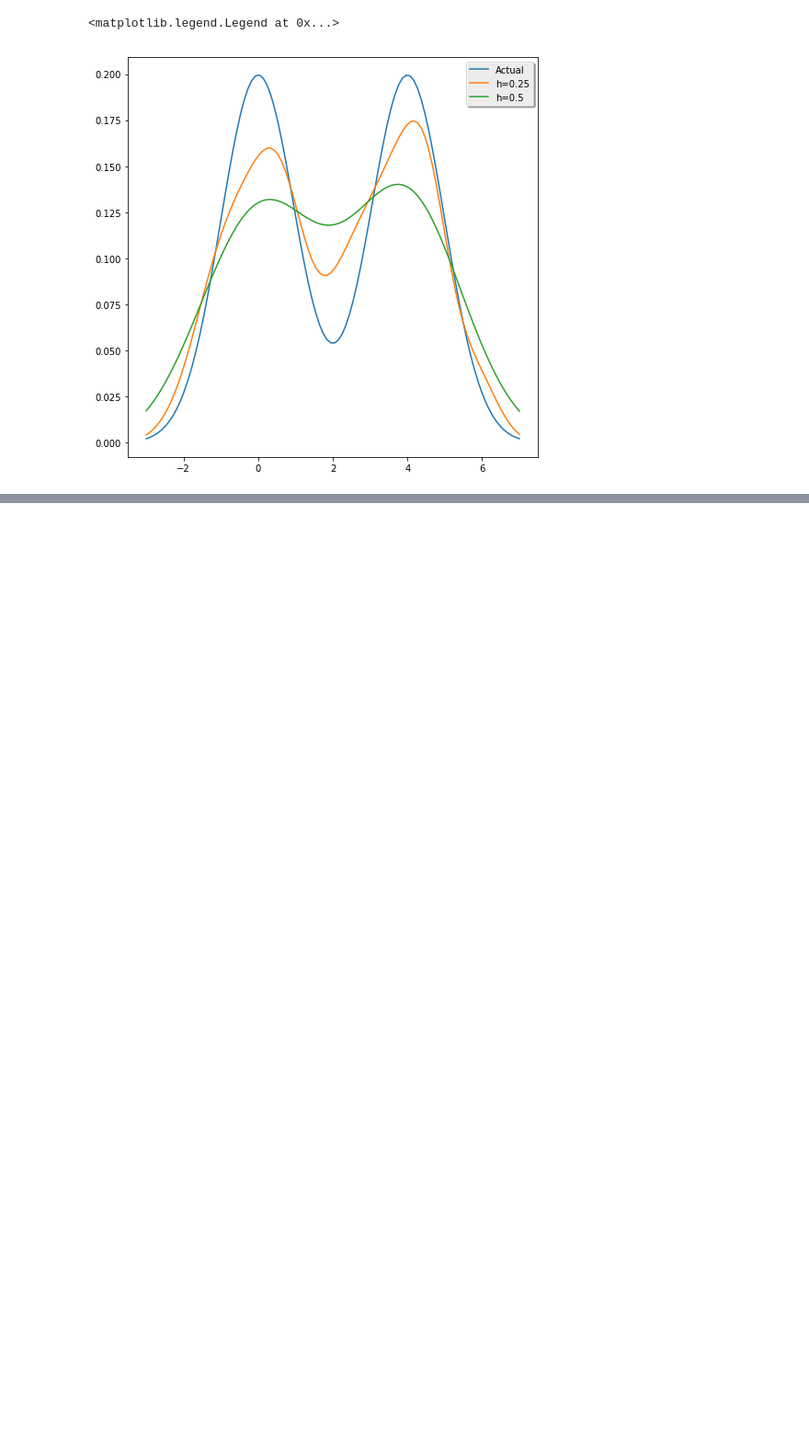
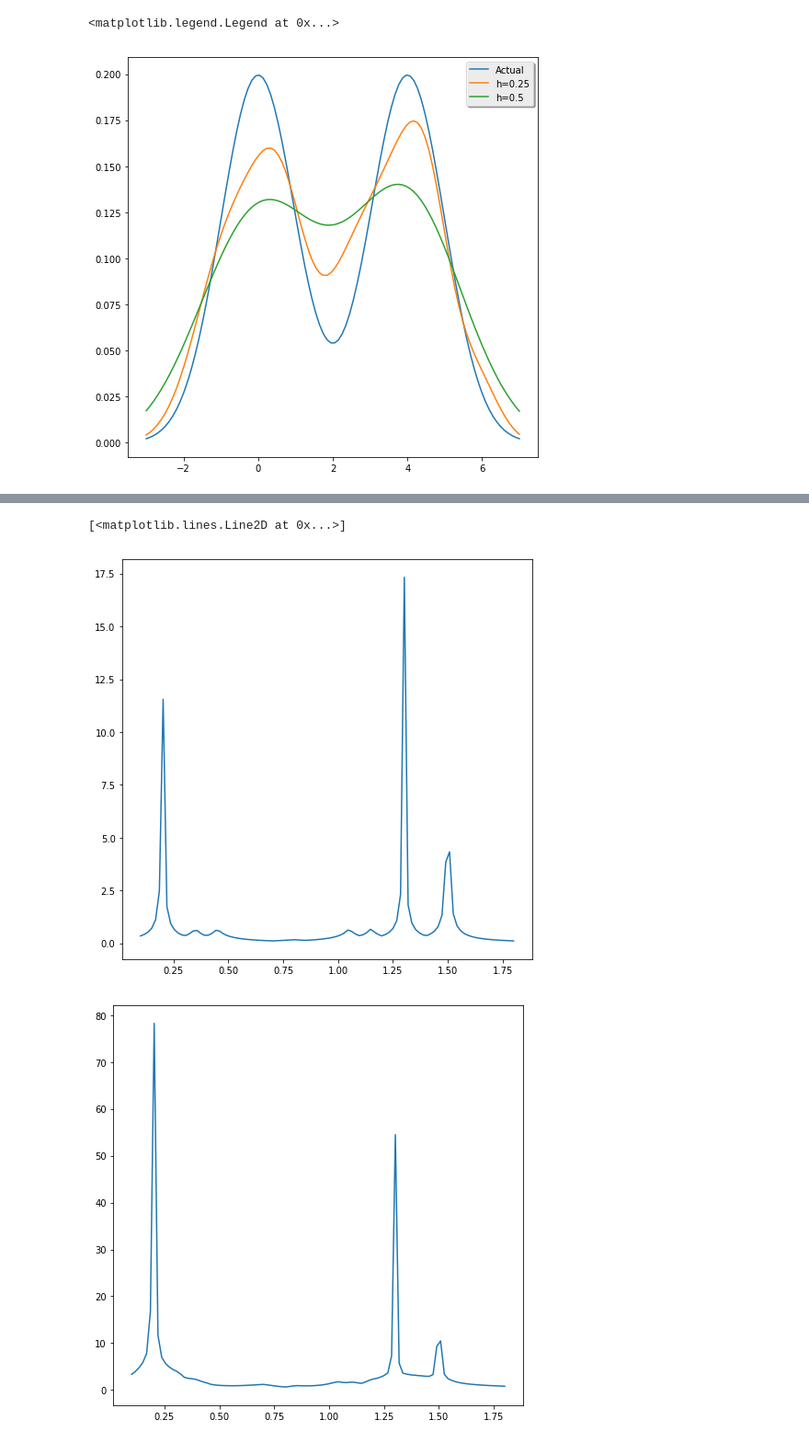
Before and after one commit to Aiden0/machine_learning, a Jupyter notebook: Machine Learning Notebook/4_Kernel_density_estimates.ipynb, the cells around one changed output, grey strips where cells are left out. Shown: that part at 92% size. Drawn from its saved outputs; the diff is of its cells as text; code cells hidden in the pictures; blank space fills up the shorter version.

```diff
--- a/Machine Learning Notebook/4_Kernel_density_estimates.ipynb
+++ b/Machine Learning Notebook/4_Kernel_density_estimates.ipynb
@@ -136,0 +146,36 @@ Close, espeically for something which is building from random data. There are ma
+# %%
+#linespace of data xj
+x = np.linspace(min(X), max(X),100)
+
+#Find distance of given data point and return k nearest neighbour
+def dist(k,x):
+    #find the distance or dubstract of each linespace data from
+    #the dataset. Then sort in assecnding order
+    #and find kth smallest distance
+    dist = [ np.sort(abs(X-xj))[k] for xj in x ]
+    return np.array(dist)
+k=7
+N=X.shape[0]
+d_arr = dist(k,x)
+
+#Naive KNN
+p = k/(2*N*d_arr)
+
+#Kernal Gaussian
+#Gaus funtion
+gaus = lambda u: 1/np.sqrt(2*np.pi)*np.exp(-u**2/2)
+#Work out the sum of the keneral for each linspace x data pt
+K_sum = np.array([np.sum(gaus((x[j]-X)/d_arr[j])) for j in range(N)])
+#Work out total prob disturbtion
+p2=k/(2*N*d_arr)*K_sum
+
+
+fig, axes = plt.subplots(figsize=(8, 8))
+axes.plot(x,p)
+
+fig, axes = plt.subplots(figsize=(8, 8))
+axes.plot(x,p2)
+# %% [output]
+[<matplotlib.lines.Line2D at 0x...>]
+[figure, added]
+[figure, added]
```
Also changed, not shown: parts of 10 cells of this notebook, 1 other file.
